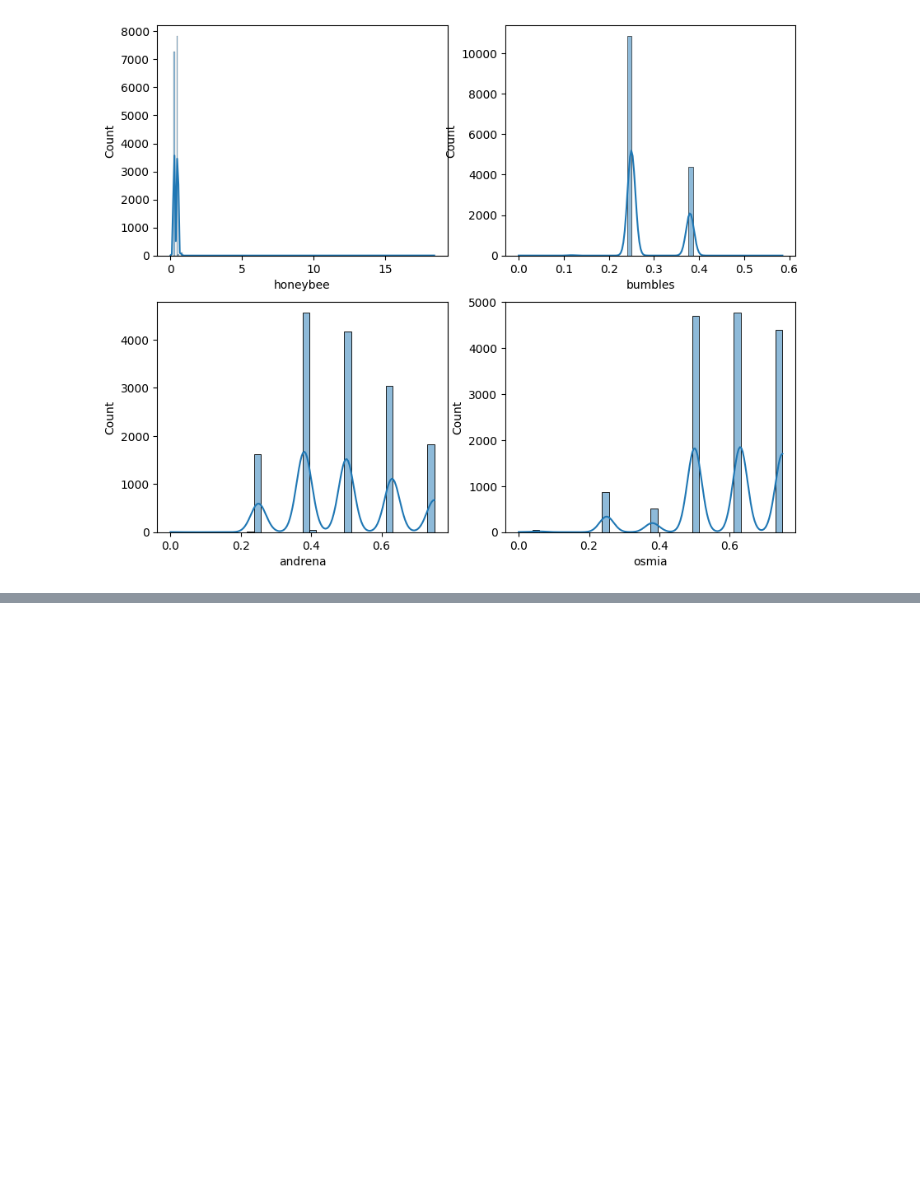
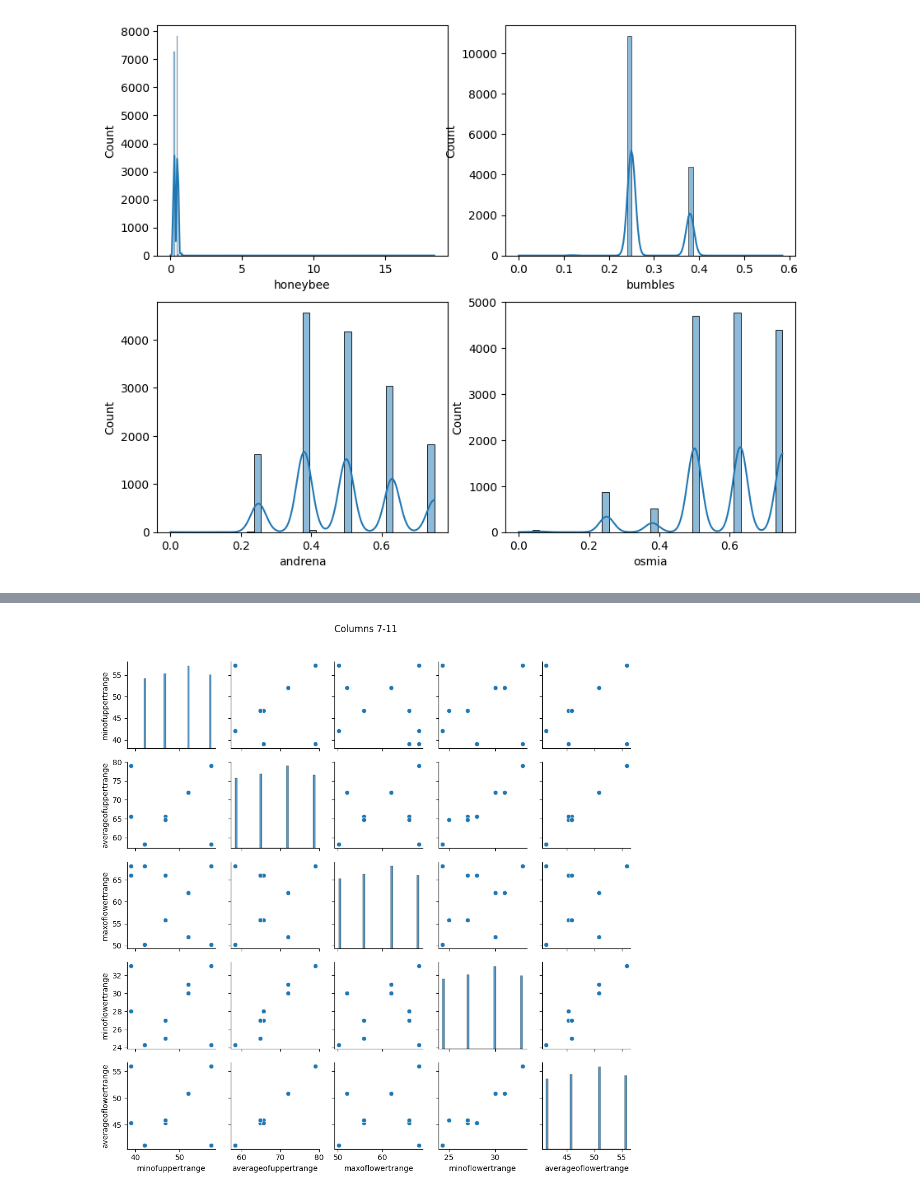
Before and after one commit to EMuritu/Supervised_Machine_Learning, a Jupyter notebook: Yield_Prediction_Final.ipynb, the cells around one changed output, grey strips where cells are left out. Cells and saved outputs as stored; diff of their text form; code cells hidden in the pictures; blank space fills up the shorter version.

```diff
--- a/Yield_Prediction_Final.ipynb
+++ b/Yield_Prediction_Final.ipynb
@@ -269,0 +323,8 @@ plt.show()
+# %%
+# Columns 7-11
+sns.pairplot(train.iloc[:, 6:11], height=2)
+plt.suptitle('Columns 7-11', y=1.02)
+plt.tight_layout()
+plt.show()
+# %% [output]
+[figure, added]
```
Also changed, not shown: parts of 46 cells of this notebook.
